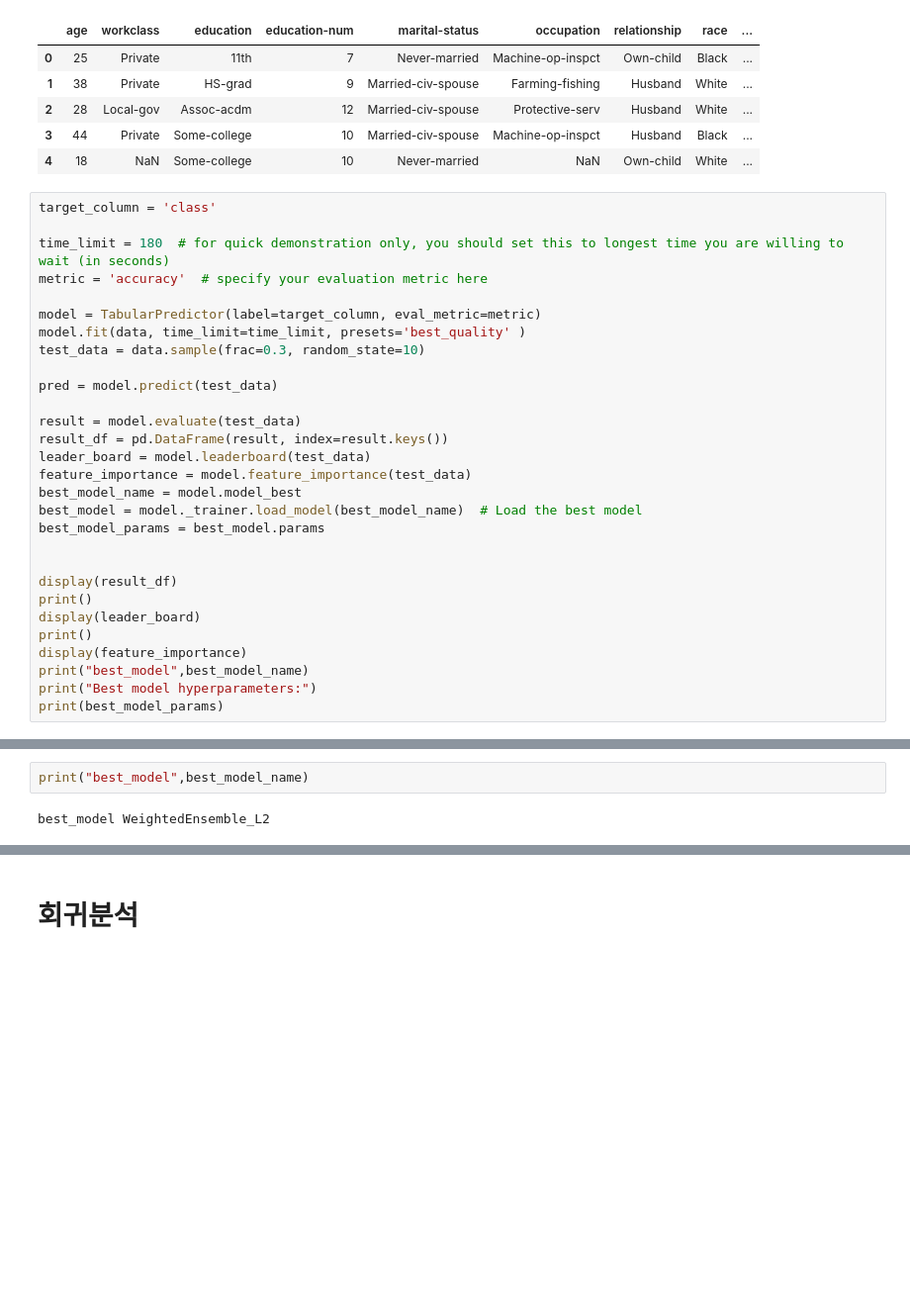
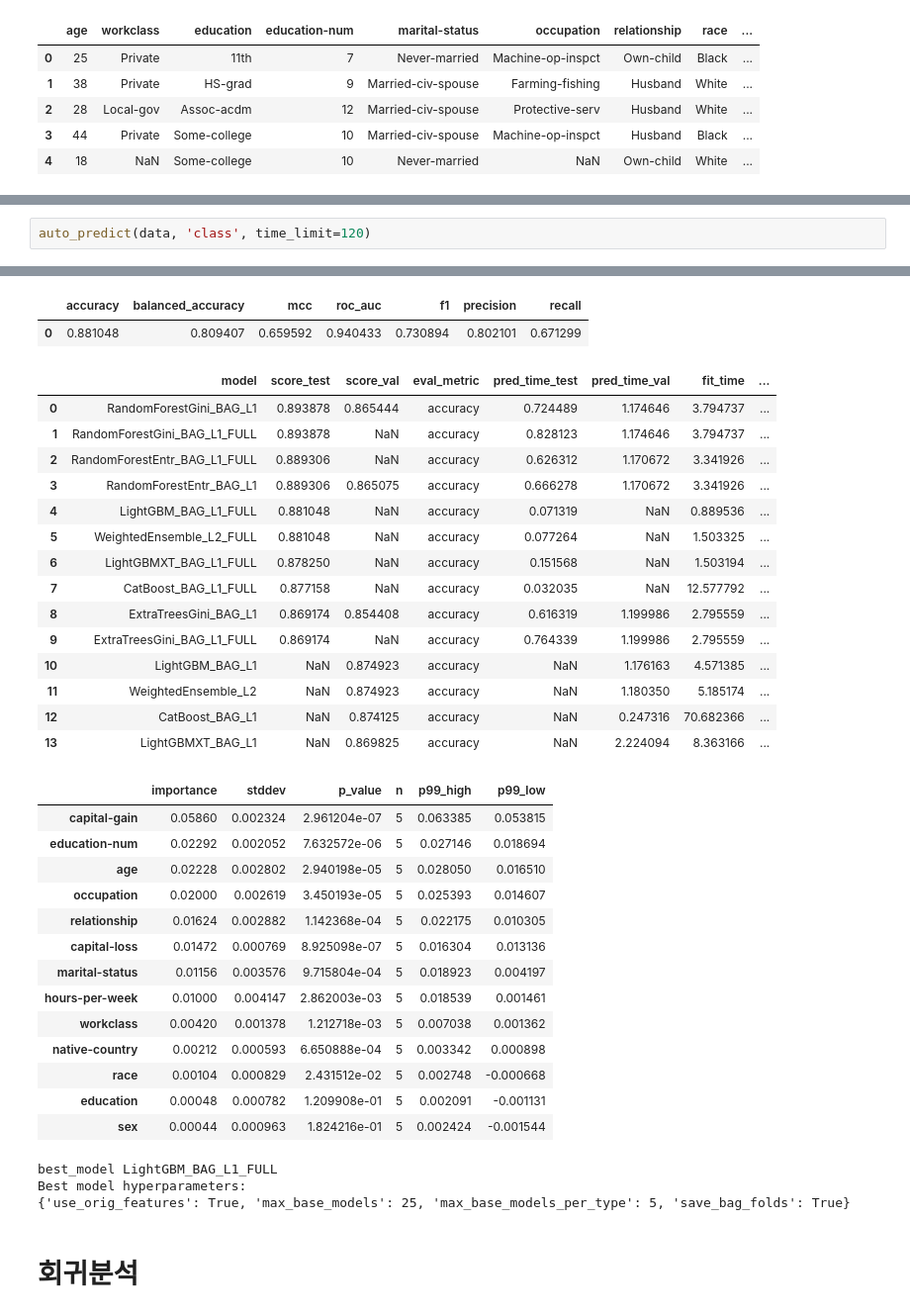
Before and after one commit to haram4th/fintech_pm_data_science, a Jupyter notebook: 09time_series/09AutoML을활용한분석.ipynb, the cells around one changed output, grey strips where cells are left out. Shown at 99% size. Cells and saved outputs as stored; diff of their text form; blank space fills up the shorter version.

```diff
--- a/09time_series/09AutoML을활용한분석.ipynb
+++ b/09time_series/09AutoML을활용한분석.ipynb
@@ -115,32 +74,3 @@ data.head()
 | 2 | 28 | Local-gov | Assoc-acdm | 12 | Married-civ-spouse | Protective-serv | Husband | White | ... |
 | 3 | 44 | Private | Some-college | 10 | Married-civ-spouse | Machine-op-inspct | Husband | Black | ... |
 | 4 | 18 | NaN | Some-college | 10 | Never-married | NaN | Own-child | White | ... |
-# %%
-target_column = 'class'
-
-time_limit = 180  # for quick demonstration only, you should set this to longest time you are willing to wait (in seconds)
-metric = 'accuracy'  # specify your evaluation metric here
-
-model = TabularPredictor(label=target_column, eval_metric=metric)
-model.fit(data, time_limit=time_limit, presets='best_quality' )
-test_data = data.sample(frac=0.3, random_state=10)
-
-pred = model.predict(test_data)
-
-result = model.evaluate(test_data)
-result_df = pd.DataFrame(result, index=result.keys())
-leader_board = model.leaderboard(test_data)
-feature_importance = model.feature_importance(test_data)
-best_model_name = model.model_best
-best_model = model._trainer.load_model(best_model_name)  # Load the best model
-best_model_params = best_model.params
-
-
-display(result_df)
-print()
-display(leader_board)
-print()
-display(feature_importance)
-print("best_model",best_model_name)
-print("Best model hyperparameters:")
-print(best_model_params)
@@ -199,4 +77,3 @@ Best model hyperparameters:
-# %%
-print("best_model",best_model_name)
-# %% [output]
-best_model WeightedEnsemble_L2
+# %%
+auto_predict(data, 'class', time_limit=120)
+# %% [output]
@@ -203,3 +97,37 @@ best_model WeightedEnsemble_L2
+|  | accuracy | balanced_accuracy | mcc | roc_auc | f1 | precision | recall |
+| 0 | 0.881048 | 0.809407 | 0.659592 | 0.940433 | 0.730894 | 0.802101 | 0.671299 |
+|  | model | score_test | score_val | eval_metric | pred_time_test | pred_time_val | fit_time | ... |
+| 0 | RandomForestGini_BAG_L1 | 0.893878 | 0.865444 | accuracy | 0.724489 | 1.174646 | 3.794737 | ... |
+| 1 | RandomForestGini_BAG_L1_FULL | 0.893878 | NaN | accuracy | 0.828123 | 1.174646 | 3.794737 | ... |
+| 2 | RandomForestEntr_BAG_L1_FULL | 0.889306 | NaN | accuracy | 0.626312 | 1.170672 | 3.341926 | ... |
+| 3 | RandomForestEntr_BAG_L1 | 0.889306 | 0.865075 | accuracy | 0.666278 | 1.170672 | 3.341926 | ... |
+| 4 | LightGBM_BAG_L1_FULL | 0.881048 | NaN | accuracy | 0.071319 | NaN | 0.889536 | ... |
+| 5 | WeightedEnsemble_L2_FULL | 0.881048 | NaN | accuracy | 0.077264 | NaN | 1.503325 | ... |
+| 6 | LightGBMXT_BAG_L1_FULL | 0.878250 | NaN | accuracy | 0.151568 | NaN | 1.503194 | ... |
+| 7 | CatBoost_BAG_L1_FULL | 0.877158 | NaN | accuracy | 0.032035 | NaN | 12.577792 | ... |
+| 8 | ExtraTreesGini_BAG_L1 | 0.869174 | 0.854408 | accuracy | 0.616319 | 1.199986 | 2.795559 | ... |
+| 9 | ExtraTreesGini_BAG_L1_FULL | 0.869174 | NaN | accuracy | 0.764339 | 1.199986 | 2.795559 | ... |
+| 10 | LightGBM_BAG_L1 | NaN | 0.874923 | accuracy | NaN | 1.176163 | 4.571385 | ... |
+| 11 | WeightedEnsemble_L2 | NaN | 0.874923 | accuracy | NaN | 1.180350 | 5.185174 | ... |
+| 12 | CatBoost_BAG_L1 | NaN | 0.874125 | accuracy | NaN | 0.247316 | 70.682366 | ... |
+| 13 | LightGBMXT_BAG_L1 | NaN | 0.869825 | accuracy | NaN | 2.224094 | 8.363166 | ... |
+|  | importance | stddev | p_value | n | p99_high | p99_low |
+| capital-gain | 0.05860 | 0.002324 | 2.961204e-07 | 5 | 0.063385 | 0.053815 |
+| education-num | 0.02292 | 0.002052 | 7.632572e-06 | 5 | 0.027146 | 0.018694 |
+| age | 0.02228 | 0.002802 | 2.940198e-05 | 5 | 0.028050 | 0.016510 |
+| occupation | 0.02000 | 0.002619 | 3.450193e-05 | 5 | 0.025393 | 0.014607 |
+| relationship | 0.01624 | 0.002882 | 1.142368e-04 | 5 | 0.022175 | 0.010305 |
+| capital-loss | 0.01472 | 0.000769 | 8.925098e-07 | 5 | 0.016304 | 0.013136 |
+| marital-status | 0.01156 | 0.003576 | 9.715804e-04 | 5 | 0.018923 | 0.004197 |
+| hours-per-week | 0.01000 | 0.004147 | 2.862003e-03 | 5 | 0.018539 | 0.001461 |
+| workclass | 0.00420 | 0.001378 | 1.212718e-03 | 5 | 0.007038 | 0.001362 |
+| native-country | 0.00212 | 0.000593 | 6.650888e-04 | 5 | 0.003342 | 0.000898 |
+| race | 0.00104 | 0.000829 | 2.431512e-02 | 5 | 0.002748 | -0.000668 |
+| education | 0.00048 | 0.000782 | 1.209908e-01 | 5 | 0.002091 | -0.001131 |
+| sex | 0.00044 | 0.000963 | 1.824216e-01 | 5 | 0.002424 | -0.001544 |
+best_model LightGBM_BAG_L1_FULL
+Best model hyperparameters:
+{'use_orig_features': True, 'max_base_models': 25, 'max_base_models_per_type': 5, 'save_bag_folds': True}
 # %% [markdown]
 # 회귀분석
 # %%
```
Also changed, not shown: parts of 18 cells of this notebook, 3 other files.
